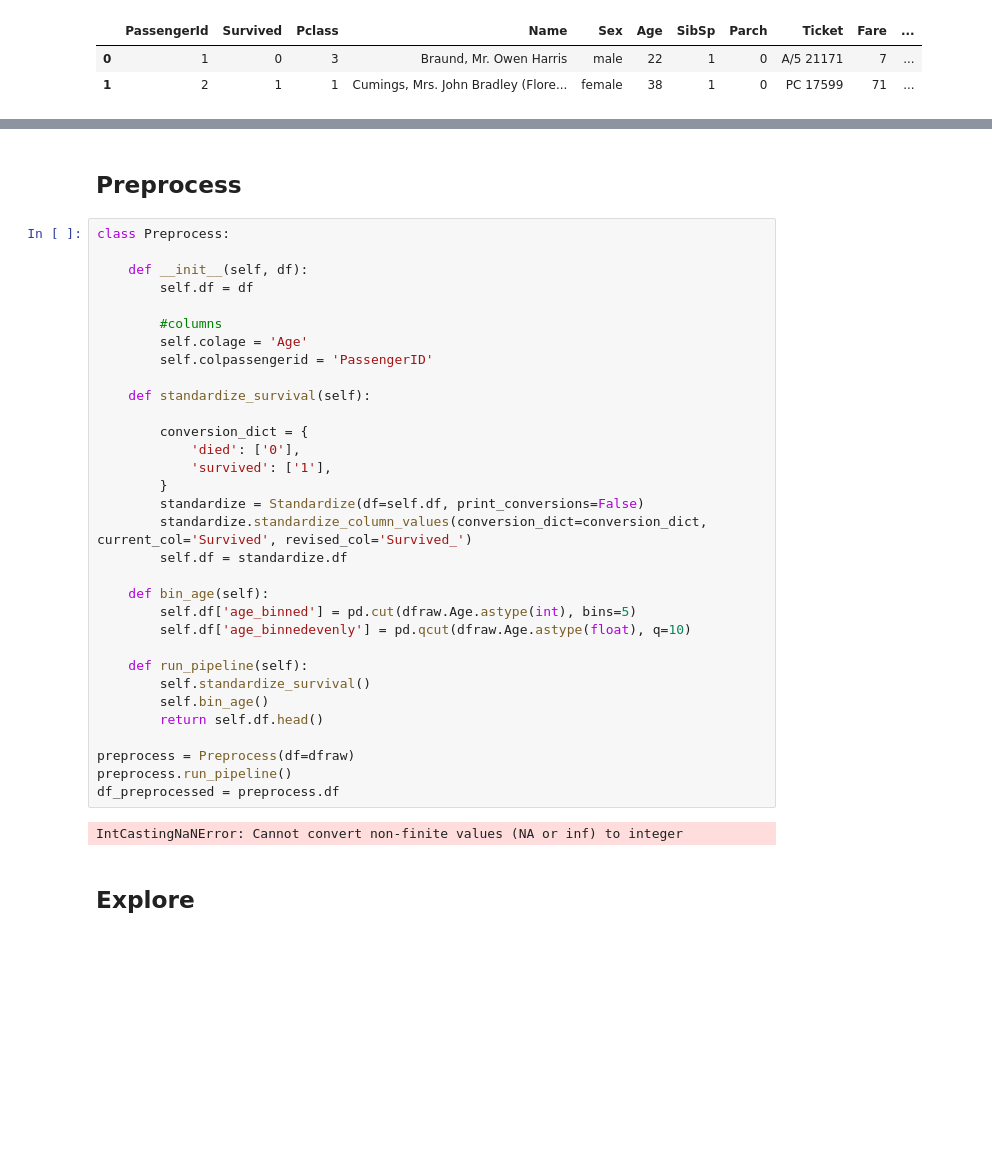
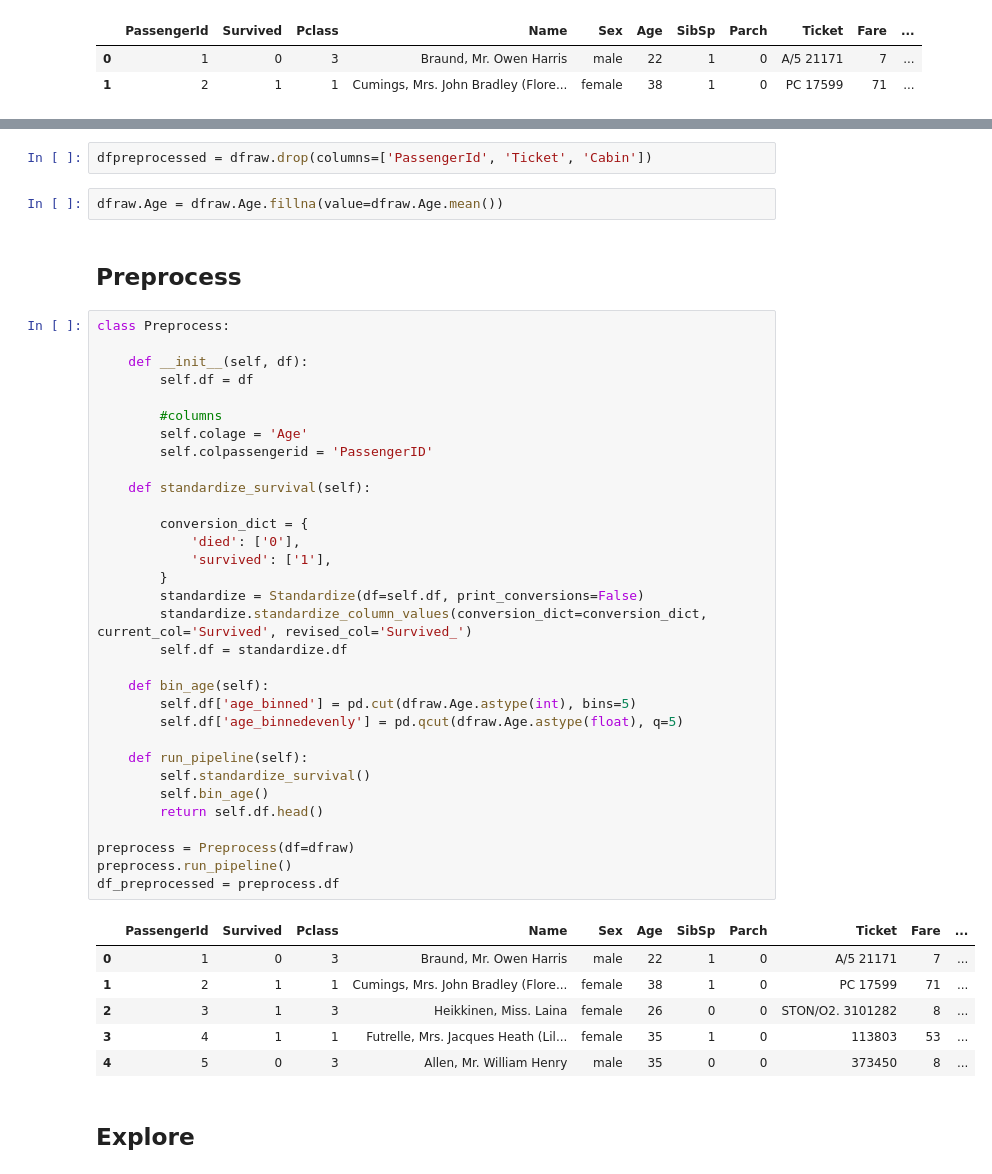
Before and after one commit to Sburi/Surviving-the-Titanic, a Jupyter notebook: main_scripts/Predicting_survival.ipynb, the cells around one changed output, grey strips where cells are left out. Drawn from its saved outputs; the diff is of its cells as text; blank space fills up the shorter version.

```diff
--- a/main_scripts/Predicting_survival.ipynb
+++ b/main_scripts/Predicting_survival.ipynb
@@ -28,3 +39,7 @@ dfraw.head(2)
+# %%
+dfpreprocessed = dfraw.drop(columns=['PassengerId', 'Ticket', 'Cabin'])
+# %%
+dfraw.Age = dfraw.Age.fillna(value=dfraw.Age.mean())
 # %% [markdown]
 ## Preprocess
 # %%
@@ -32,35 +47,40 @@ class Preprocess:
 
     def __init__(self, df):
         self.df = df
 
         #columns
         self.colage = 'Age'
         self.colpassengerid = 'PassengerID'
 
     def standardize_survival(self):
 
         conversion_dict = {
             'died': ['0'],
             'survived': ['1'],
         }
         standardize = Standardize(df=self.df, print_conversions=False)
         standardize.standardize_column_values(conversion_dict=conversion_dict, current_col='Survived', revised_col='Survived_')
         self.df = standardize.df
 
     def bin_age(self):
         self.df['age_binned'] = pd.cut(dfraw.Age.astype(int), bins=5)
-        self.df['age_binnedevenly'] = pd.qcut(dfraw.Age.astype(float), q=10)
+        self.df['age_binnedevenly'] = pd.qcut(dfraw.Age.astype(float), q=5)
 
     def run_pipeline(self):
         self.standardize_survival()
         self.bin_age()
         return self.df.head()
 
 preprocess = Preprocess(df=dfraw)
 preprocess.run_pipeline()
 df_preprocessed = preprocess.df
 # %% [output]
-IntCastingNaNError: Cannot convert non-finite values (NA or inf) to integer
+|  | PassengerId | Survived | Pclass | Name | Sex | Age | SibSp | Parch | Ticket | Fare | ... |
+| 0 | 1 | 0 | 3 | Braund, Mr. Owen Harris | male | 22 | 1 | 0 | A/5 21171 | 7 | ... |
+| 1 | 2 | 1 | 1 | Cumings, Mrs. John Bradley (Flore... | female | 38 | 1 | 0 | PC 17599 | 71 | ... |
+| 2 | 3 | 1 | 3 | Heikkinen, Miss. Laina | female | 26 | 0 | 0 | STON/O2. 3101282 | 8 | ... |
+| 3 | 4 | 1 | 1 | Futrelle, Mrs. Jacques Heath (Lil... | female | 35 | 1 | 0 | 113803 | 53 | ... |
+| 4 | 5 | 0 | 3 | Allen, Mr. William Henry | male | 35 | 0 | 0 | 373450 | 8 | ... |
 # %% [markdown]
 ## Explore
 # %%
```
Also changed, not shown: parts of 10 cells of this notebook.
